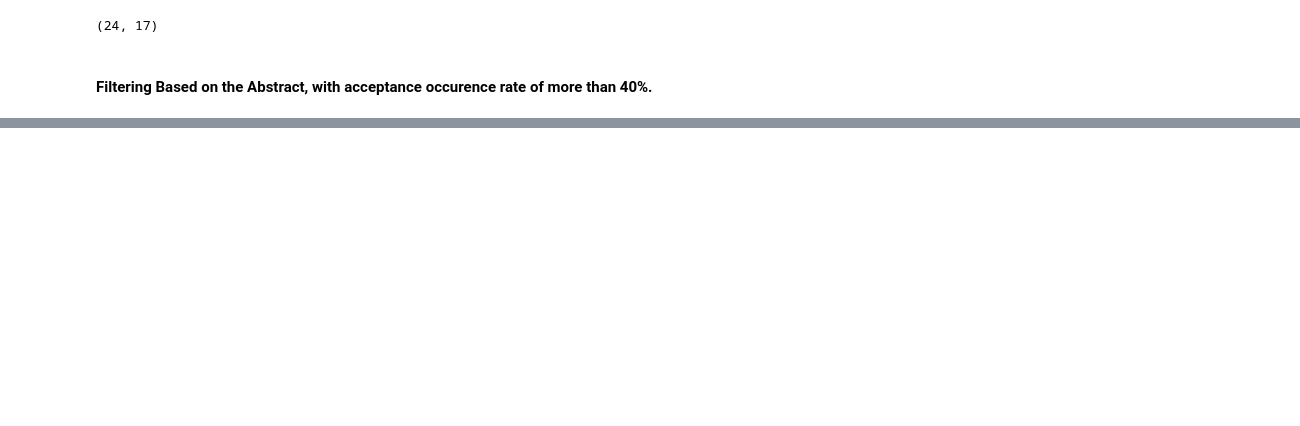
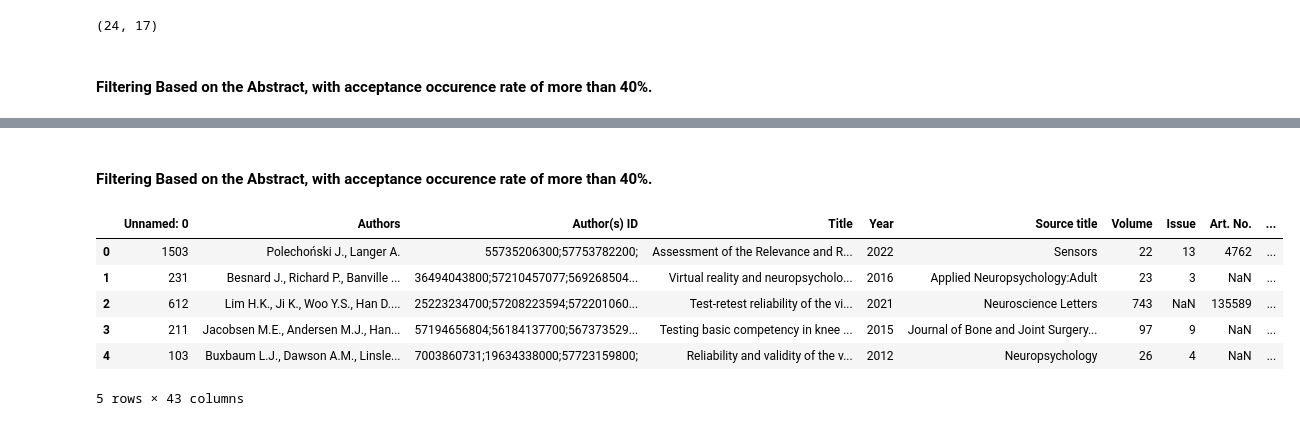
Before and after one commit to Edkofifi/project-papers-filters, a Jupyter notebook: paper_filtering.ipynb, the cells around one changed output, grey strips where cells are left out. Drawn from its saved outputs; the diff is of its cells as text; code cells hidden in the pictures; blank space fills up the shorter version.

```diff
--- a/paper_filtering.ipynb
+++ b/paper_filtering.ipynb
@@ -410,0 +455,14 @@ abstract_acm_filter.to_csv("filtered_papers/final_acm_papers.csv", index=False)
+# %% [markdown]
+#### Filtering Based on the Abstract, with acceptance occurence rate of more than 40%.
+# %%
+#Filtering-Based-on-the-Abstract,-with-acceptance-occurence-rate-of-more-than-40%.# load the saved title result
+scopus_title_filter_result = pd.read_csv("scopus_title_filter_result.csv")
+scopus_title_filter_result.head()
+# %% [output]
+|  | Unnamed: 0 | Authors | Author(s) ID | Title | Year | Source title | Volume | Issue | Art. No. | ... |
+| 0 | 1503 | Polechoński J., Langer A. | 55735206300;57753782200; | Assessment of the Relevance and R... | 2022 | Sensors | 22 | 13 | 4762 | ... |
+| 1 | 231 | Besnard J., Richard P., Banville ... | 36494043800;57210457077;569268504... | Virtual reality and neuropsycholo... | 2016 | Applied Neuropsychology:Adult | 23 | 3 | NaN | ... |
+| 2 | 612 | Lim H.K., Ji K., Woo Y.S., Han D.... | 25223234700;57208223594;572201060... | Test-retest reliability of the vi... | 2021 | Neuroscience Letters | 743 | NaN | 135589 | ... |
+| 3 | 211 | Jacobsen M.E., Andersen M.J., Han... | 57194656804;56184137700;567373529... | Testing basic competency in knee ... | 2015 | Journal of Bone and Joint Surgery... | 97 | 9 | NaN | ... |
+| 4 | 103 | Buxbaum L.J., Dawson A.M., Linsle... | 7003860731;19634338000;57723159800; | Reliability and validity of the v... | 2012 | Neuropsychology | 26 | 4 | NaN | ... |
+5 rows × 43 columns
```
Also changed, not shown: parts of 35 cells of this notebook.
